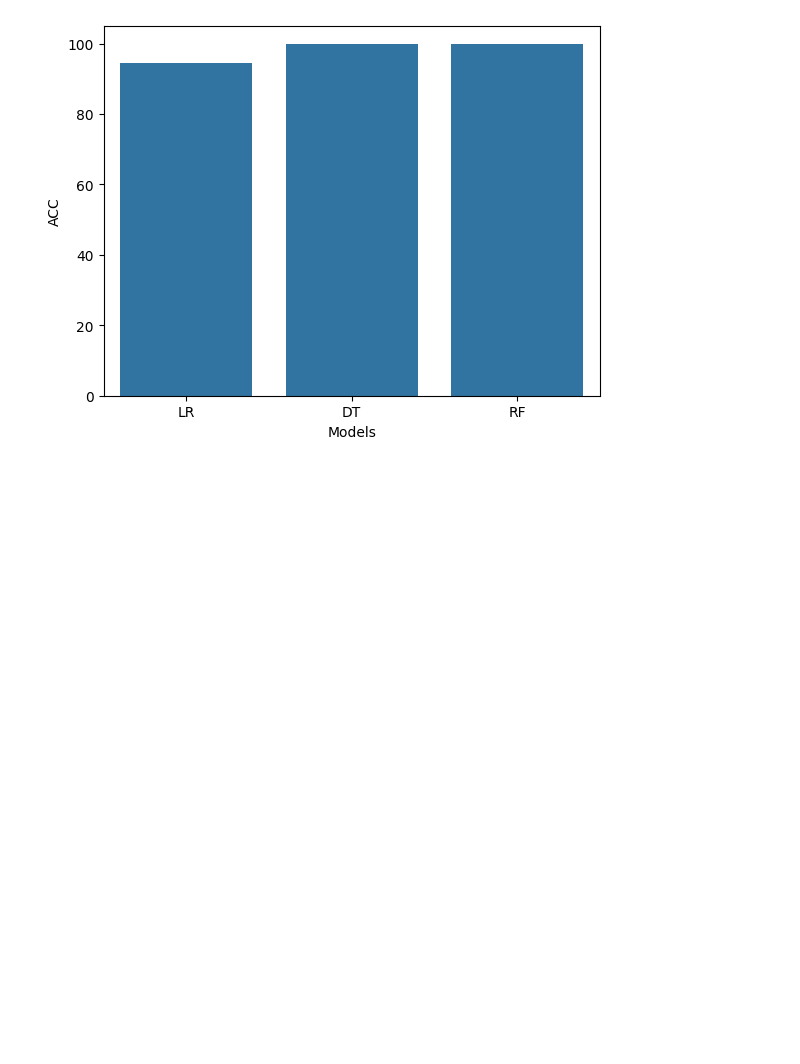
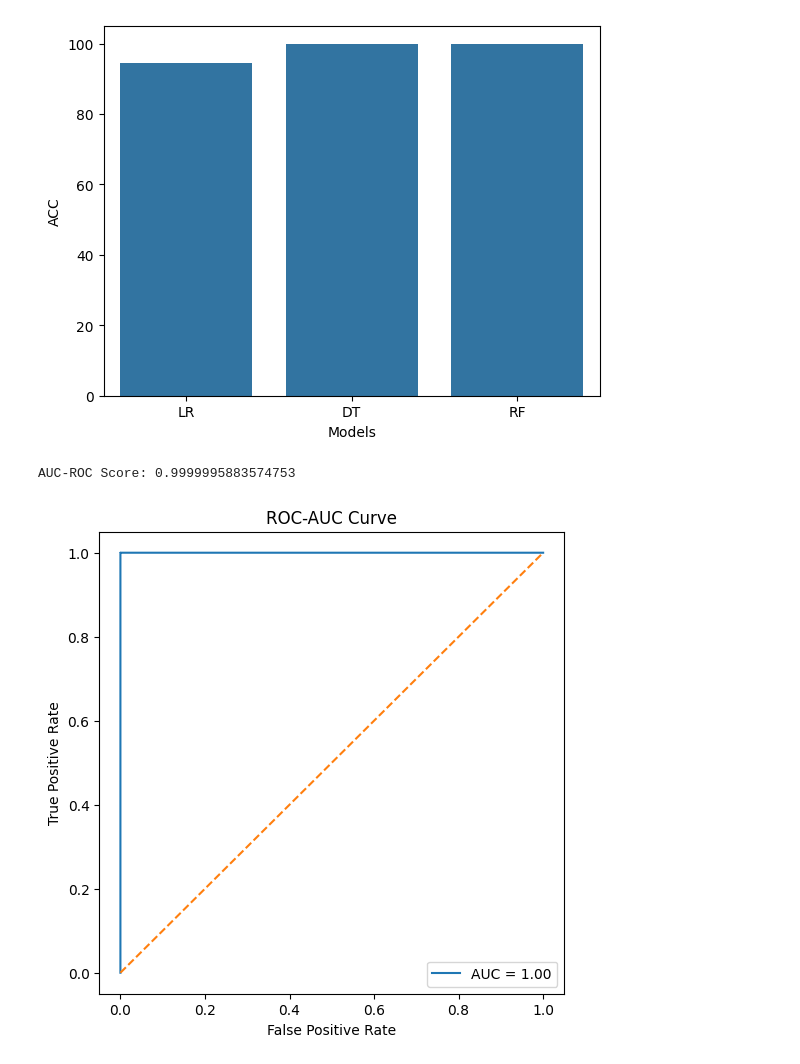
Before and after one commit to AarohiVanjare/Credit-card-fraud-detection-, a Jupyter notebook: Untitled2.ipynb, the cells around one changed output. Saved outputs shown, nothing was run; the diff lists cells and outputs as text; code cells hidden in the pictures; blank space fills up the shorter version.

```diff
--- a/Untitled2.ipynb
+++ b/Untitled2.ipynb
@@ -346,6 +348,53 @@ sns.barplot(x='Models', y='ACC', data=final_data)
 # %% [output]
 <Axes: xlabel='Models', ylabel='ACC'>
 [figure]
+# %%
+# Import required libraries
+from sklearn.metrics import roc_curve, roc_auc_score
+import matplotlib.pyplot as plt
+import joblib
+
+# --- BEGIN FIX ---
+# The model 'rf' needs to be saved before it can be loaded.
+# The previous save attempt used an undefined variable 'rf1'.
+# This line ensures 'rf' is saved so 'joblib.load' can find it.
+joblib.dump(rf,"credit_card_model")
+# --- END FIX ---
+
+# Load the model
+model = joblib.load("credit_card_model")
+
+# Predict probabilities
+# [:,1] gives probability of fraud class
+y_prob = model.predict_proba(X_test)[:,1]
+
+# Calculate AUC-ROC score
+auc_score = roc_auc_score(y_test, y_prob)
+
+# Print score
+print("AUC-ROC Score:", auc_score)
+
+# Generate ROC curve values
+fpr, tpr, thresholds = roc_curve(y_test, y_prob)
+
+# Plot ROC Curve
+plt.figure(figsize=(6,6))
+plt.plot(fpr, tpr, label=f"AUC = {auc_score:.2f}")
+plt.plot([0,1], [0,1], linestyle='--')   # Random prediction line
+
+# Labels
+plt.xlabel("False Positive Rate")
+plt.ylabel("True Positive Rate")
+plt.title("ROC-AUC Curve")
+
+# Show legend
+plt.legend()
+
+# Show graph
+plt.show()
+# %% [output]
+AUC-ROC Score: 0.9999995883574753
+[figure, added]
 # %%
 import joblib
 # %%
```
Also changed, not shown: parts of 1 cell of this notebook.
